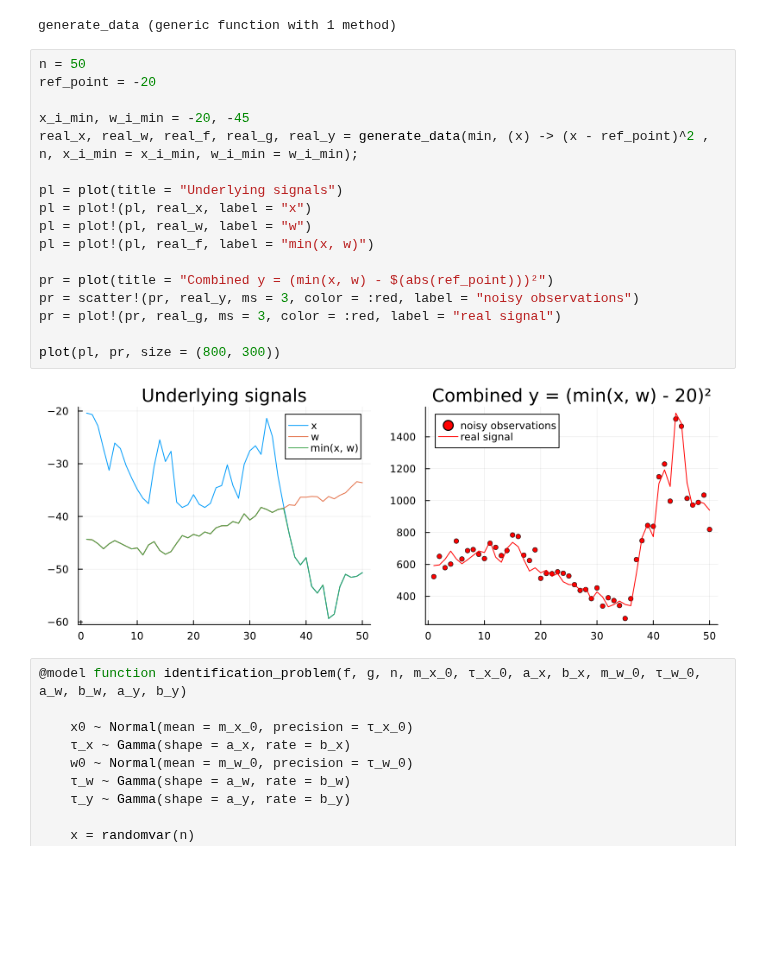
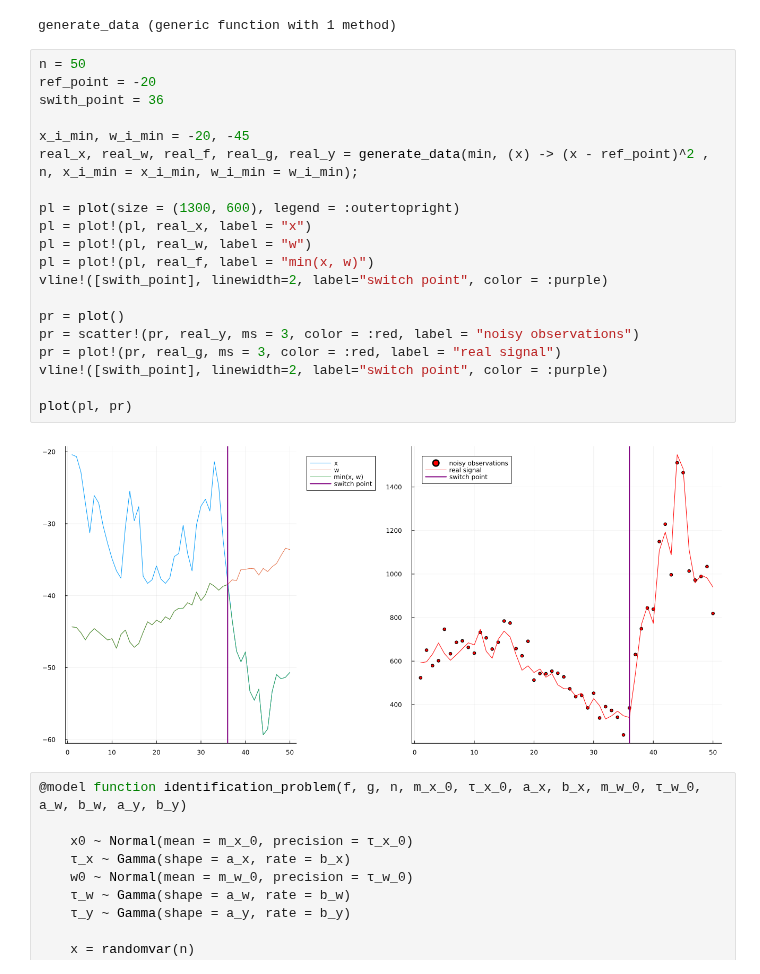
Before and after one commit to biaslab/CVMP, a Jupyter notebook: demos/ccmp_stuck_deterministic.ipynb, the cells around one changed output. Cells and saved outputs as stored; diff of their text form; blank space fills up the shorter version.

Commit message:
feat: add switch point into graph

```diff
--- a/demos/ccmp_stuck_deterministic.ipynb
+++ b/demos/ccmp_stuck_deterministic.ipynb
@@ -29,22 +29,25 @@ generate_data (generic function with 1 method)
 # %%
 n = 50
 ref_point = -20
+swith_point = 36
 
 x_i_min, w_i_min = -20, -45
 real_x, real_w, real_f, real_g, real_y = generate_data(min, (x) -> (x - ref_point)^2 , n, x_i_min = x_i_min, w_i_min = w_i_min);
 
-pl = plot(title = "Underlying signals")
+pl = plot(size = (1300, 600), legend = :outertopright)
 pl = plot!(pl, real_x, label = "x")
 pl = plot!(pl, real_w, label = "w")
 pl = plot!(pl, real_f, label = "min(x, w)")
+vline!([swith_point], linewidth=2, label="switch point", color = :purple)
 
-pr = plot(title = "Combined y = (min(x, w) - $(abs(ref_point)))²")
+pr = plot()
 pr = scatter!(pr, real_y, ms = 3, color = :red, label = "noisy observations")
 pr = plot!(pr, real_g, ms = 3, color = :red, label = "real signal")
+vline!([swith_point], linewidth=2, label="switch point", color = :purple)
 
-plot(pl, pr, size = (800, 300))
+plot(pl, pr)
 # %% [output]
-[figure, old version]
+[figure, new version]
 # %%
 @model function identification_problem(f, g, n, m_x_0, τ_x_0, a_x, b_x, m_w_0, τ_w_0, a_w, b_w, a_y, b_y)
 
```
Also changed, not shown: parts of 1 cell of this notebook.
